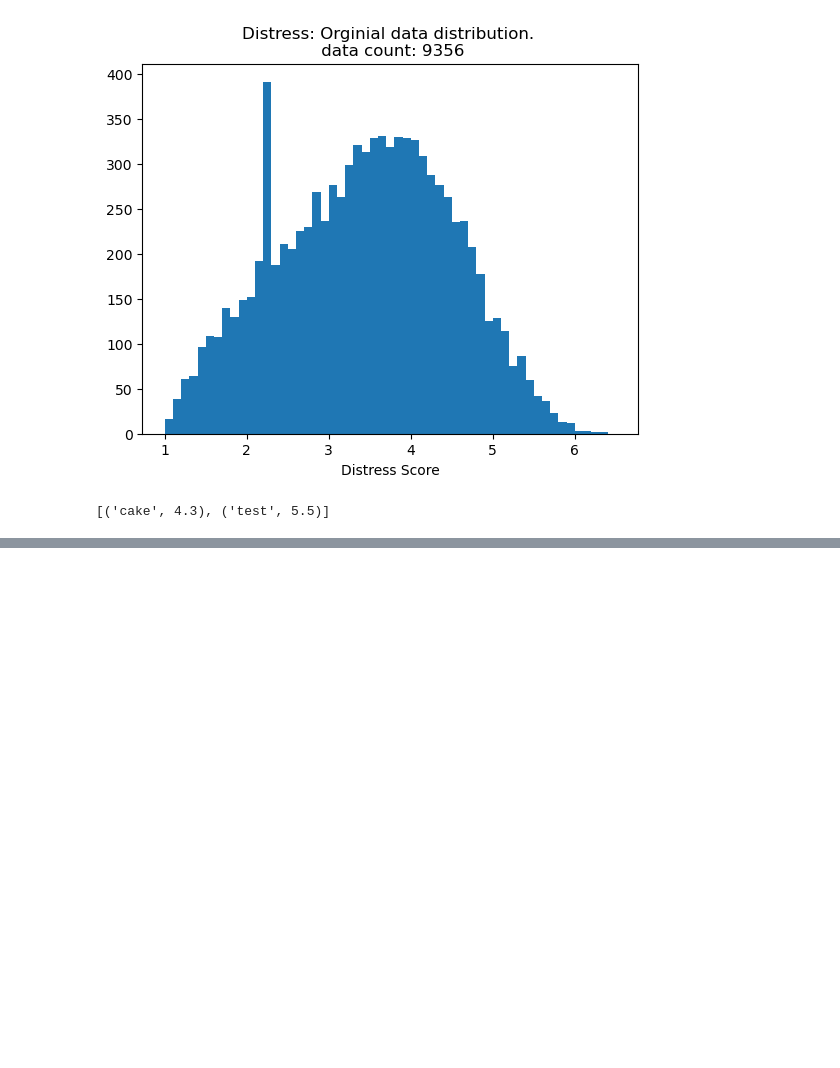
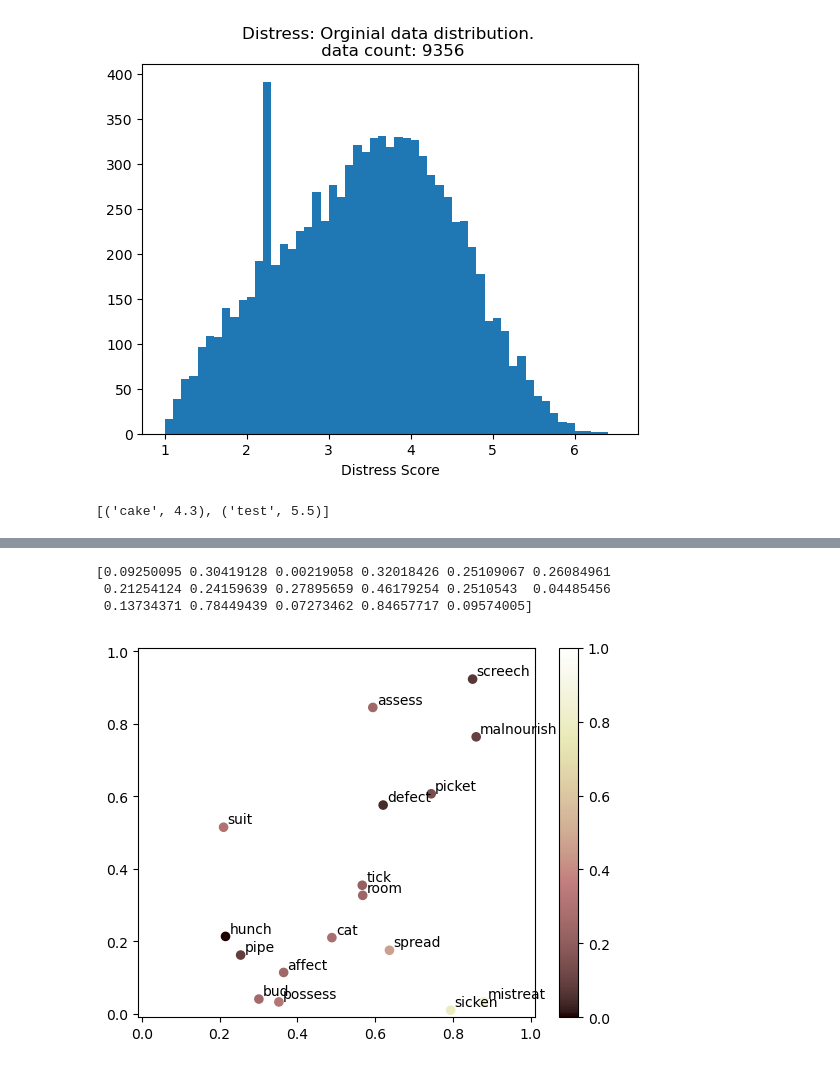
Before and after one commit to myrazma/2022_Masterthesis_Code, a Jupyter notebook: analysis/empdim_analysis.ipynb, the cells around one changed output, grey strips where cells are left out. Drawn from its saved outputs; the diff is of its cells as text; code cells hidden in the pictures; blank space fills up the shorter version.

```diff
--- a/analysis/empdim_analysis.ipynb
+++ b/analysis/empdim_analysis.ipynb
@@ -469,9 +434,0 @@ correlate for even subsamples
-# %%
-import matplotlib.pyplot as plt
-
-var = np.array([0.3, 0.1, 0.09])
-fig, ax = plt.subplots(len(var), figsize=(10,10))
-for i in range(len(var)):
-    ax[i].scatter([1,2,3,4,5,6,7,8], [1,2,3,4,5.125,6.25,7.5,9])
-    ax[i].set_box_aspect(1)
-    ax[i].set_title(f'PC {i}')
@@ -480,4 +434,0 @@ for i in range(len(var)):
-# %%
-d = {'a': 1234, 'b': 32423, 'k': 12344}
-words = [(key, d[key]) for key in d.keys()]
-words
@@ -486,3 +434,0 @@ words
-# %%
-random_y = [random.uniform(0, 1) for y in range(len(scores))]
-random_y
@@ -490,0 +574,3 @@ random_y
+# %%
+vocab = [('pipe', 1.77968560635602), ('suit', 1.47227748687615), ('hunch', 1.50766066516327), ('possess', 2.46739249130238), ('affect', 2.55366746135807), ('bud', 2.10790133516399), ('tick', 3.96827736629441), ('room', 3.97625900157487), ('cat', 3.42143991121306), ('spread', 4.45737586340529), ('assess', 4.15811746035681), ('defect', 4.34387243972072), ('picket', 5.20868869012816), ('sicken', 5.55851625097397), ('screech', 5.9534384145839), ('mistreat', 6.15267162558315), ('malnourish', 6.01796802838039)]
+vocab
@@ -490,0 +595,31 @@ random_y
+# %%
+def scatter_vocab(vocab, y, colormap='pink'):
+    offset = 0.01
+    scores = [item[1] for item in vocab]
+    scores = np.array(scores) / 7 # normaized scores
+    words = [item[0] for item in vocab]
+
+    cm = plt.cm.get_cmap(colormap)
+    xy = range(20)
+    z = xy
+    dist = np.abs(scores - random_y)
+    print(dist)
+    sc = plt.scatter(scores, random_y, c=dist, vmin=0, vmax=1, s=35, cmap=cm)
+
+    for i, word in enumerate(words):
+        plt.annotate(word, (scores[i]+offset, random_y[i]+offset))
+
+    plt.ylim(0-offset,1+offset)
+    plt.xlim(0-offset,1+offset)
+
+    # colorbar means übereinstimmung der scores
+    plt.colorbar(sc)
+
+
+random_y = np.array([random.uniform(0, 1) for y in range(len(vocab))])
+scatter_vocab(vocab, random_y)
+# %% [output]
+[0.09250095 0.30419128 0.00219058 0.32018426 0.25109067 0.26084961
+ 0.21254124 0.24159639 0.27895659 0.46179254 0.2510543  0.04485456
+ 0.13734371 0.78449439 0.07273462 0.84657717 0.09574005]
+[figure, added]
```
Also changed, not shown: parts of 23 cells of this notebook, 5 other files.
